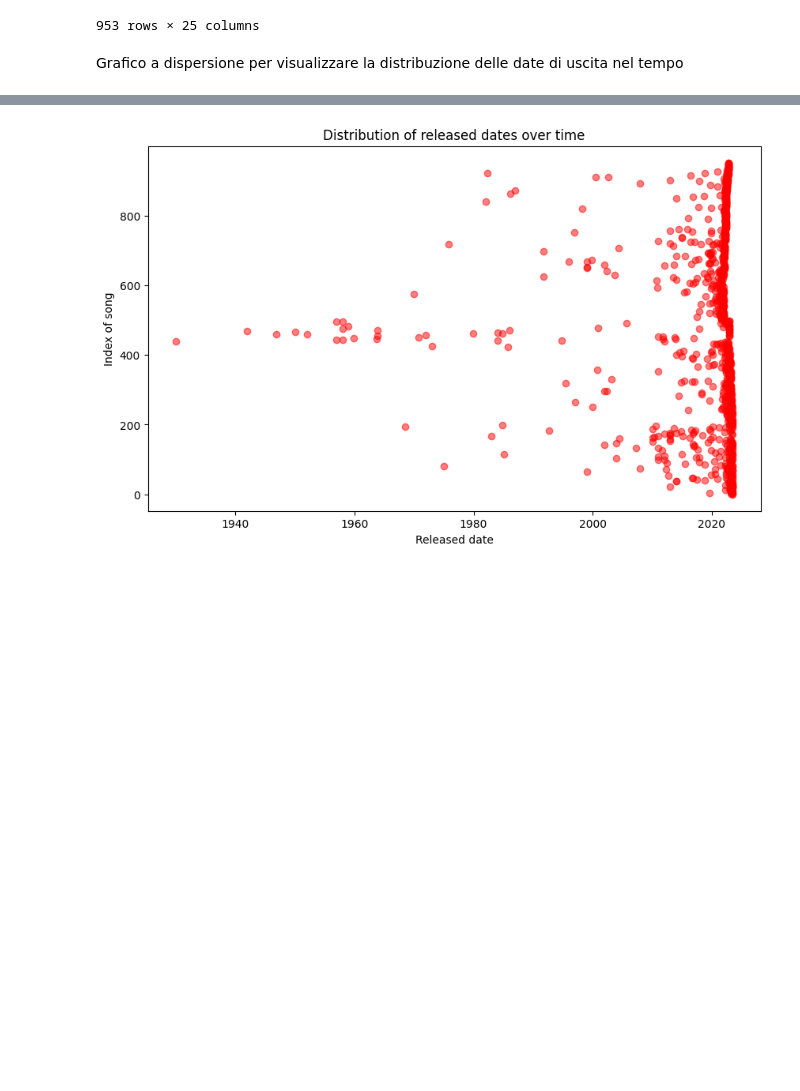
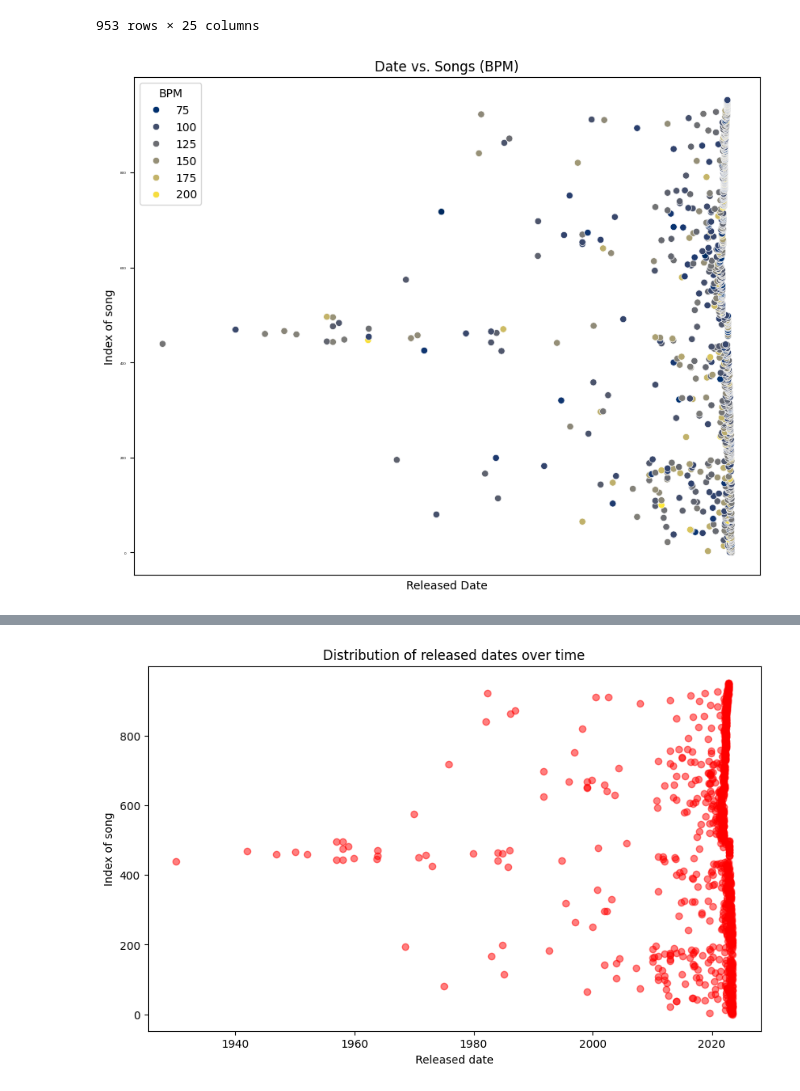
Before and after one commit to IsabellaPodavini/top_spotify_songs_2023, a Jupyter notebook: project.ipynb, the cells around one changed output, grey strips where cells are left out. Cells and saved outputs as stored; diff of their text form; code cells hidden in the pictures; blank space fills up the shorter version.

```diff
--- a/project.ipynb
+++ b/project.ipynb
@@ -264,5 +310,16 @@ spotify_songs_df
 | 951 | En La De Ella | Feid, Sech, Jhayco | 3 | 2022 | 10 | 20 | ... |
 | 952 | Alone | Burna Boy | 1 | 2022 | 11 | 4 | ... |
 953 rows × 25 columns
-# %% [markdown]
-Grafico a dispersione per visualizzare la distribuzione delle date di uscita nel tempo
+# %%
+plt.figure(figsize=(10, 8))
+plt.xlabel('Released Date')
+plt.ylabel('Index of song')
+plt.title('Date vs. Songs (BPM)')
+plt.xticks(rotation = 45, fontsize=3)
+plt.yticks(rotation = 0, fontsize=3)
+sns.scatterplot(data = spotify_songs_df, x = 'released_date', y= spotify_songs_df.index, hue='bpm', palette='cividis')
+plt.legend(title= 'BPM')
+plt.xticks([])
+plt.show()
+# %% [output]
+[figure, added]
```
Also changed, not shown: parts of 73 cells of this notebook, 1 other file.
